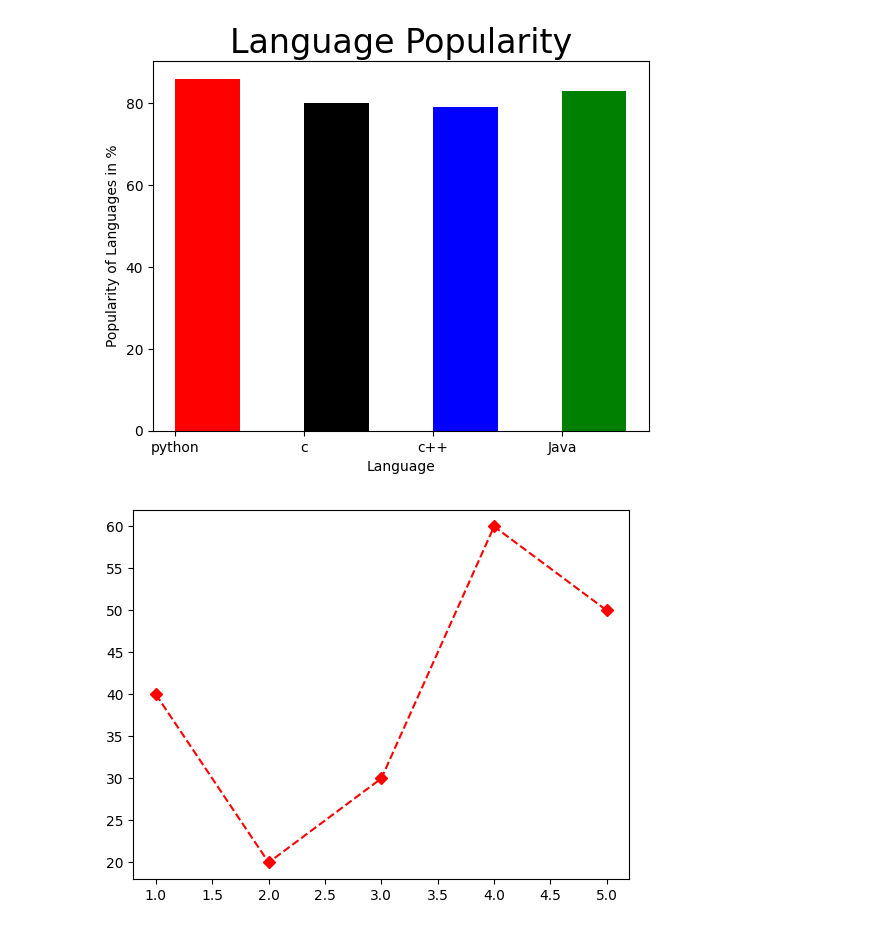
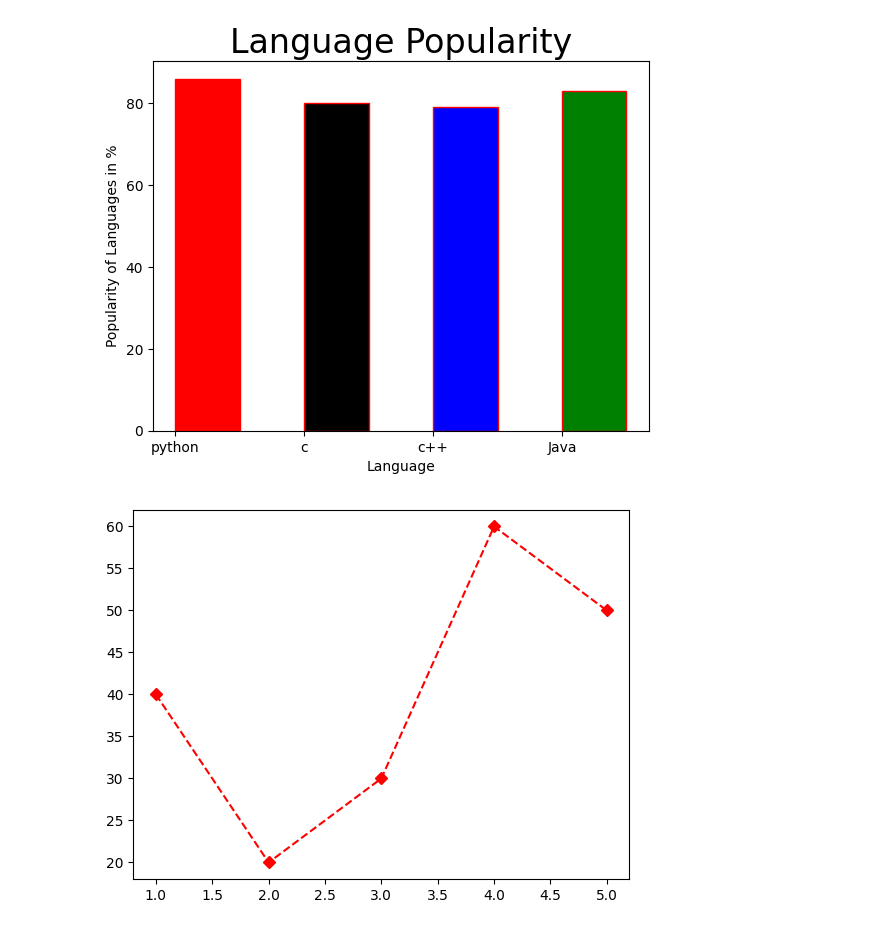
Before and after one commit to raaakibul/Matplotlib, a Jupyter notebook: Bar-plot.ipynb, the cells around one changed output. Saved outputs shown, nothing was run; the diff lists cells and outputs as text; code cells hidden in the pictures.

```diff
--- a/Bar-plot.ipynb
+++ b/Bar-plot.ipynb
@@ -1,19 +1,19 @@
 # %%
 import matplotlib.pyplot as plt
 x = ["python", "c", "c++", "Java"]
 y = [86,80,79,83]
 
 c = ["red", "black", "blue", "green"]
 
 plt.title("Language Popularity", fontsize=24)
 plt.xlabel("Language")
 plt.ylabel("Popularity of Languages in %")
-plt.bar(x, y, color = c, width=0.5, align="edge")
+plt.bar(x, y, color = c, width=0.5, align="edge", edgecolor='red')
 
 
 plt.show()
 # %% [output]
-[figure, old version]
+[figure, new version]
 # %%
 x1 = [1,2,3,4,5]
 y1 = [40,20,30,60,50]
```
